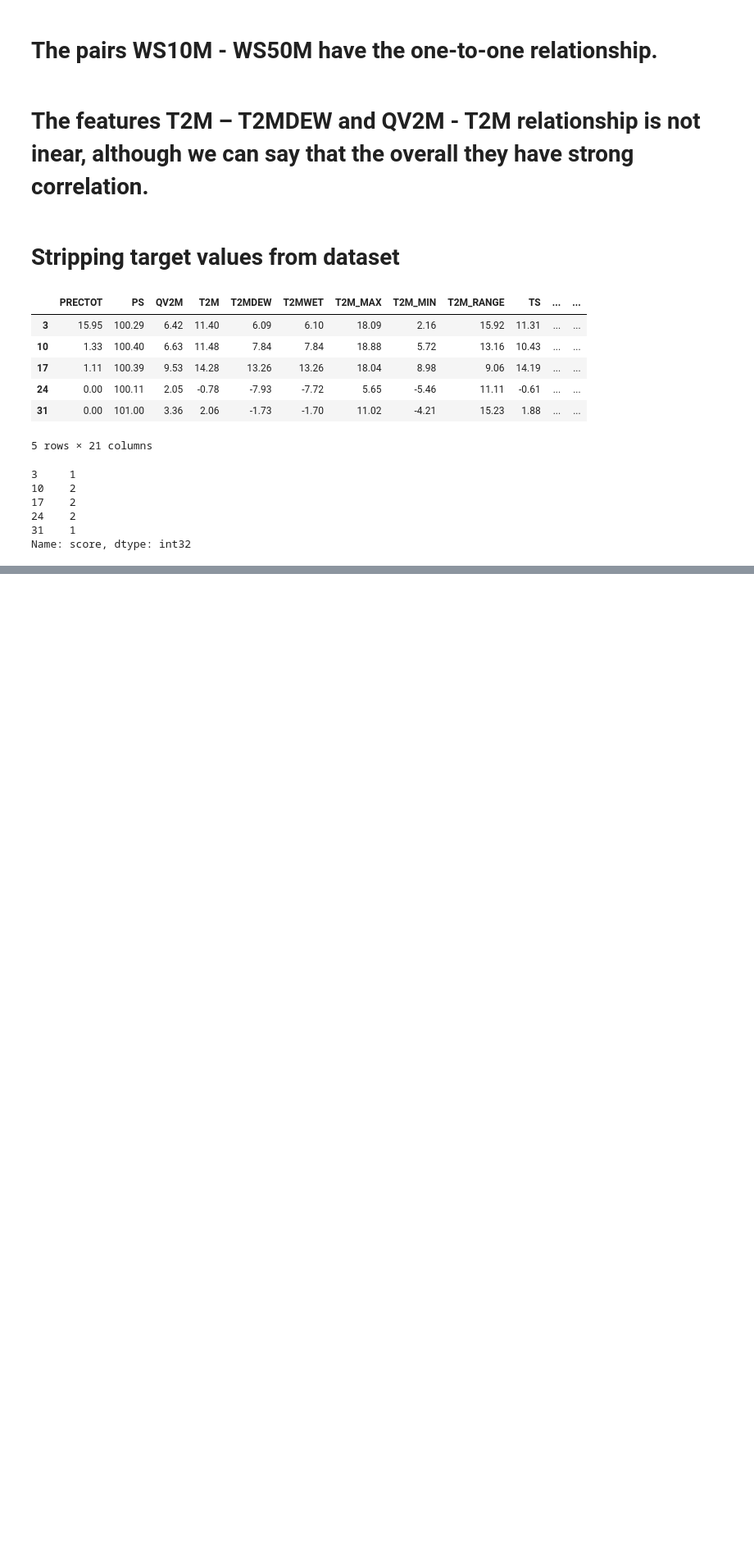
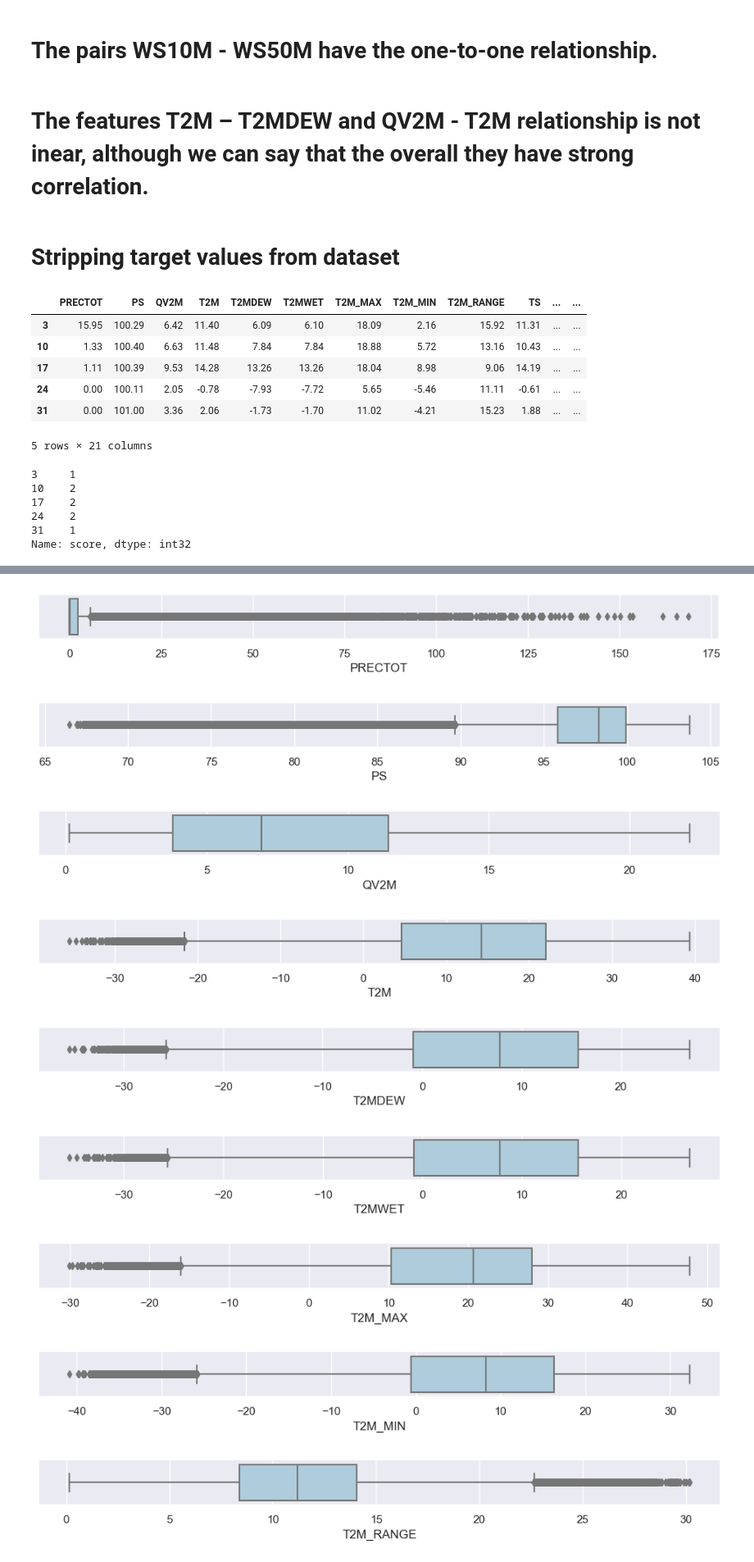
Before and after one commit to rajchoksi1997/CMPE257-Project, a Jupyter notebook: Main_Project.ipynb, the cells around one changed output, grey strips where cells are left out. Shown at 82% size. Saved outputs shown, nothing was run; the diff lists cells and outputs as text; code cells hidden in the pictures; blank space fills up the shorter version.

```diff
--- a/Main_Project.ipynb
+++ b/Main_Project.ipynb
@@ -529,0 +532,16 @@ Name: score, dtype: int32
+# %%
+dataSet=dataSet[['PRECTOT','PS','QV2M','T2M','T2MDEW','T2MWET','T2M_MAX','T2M_MIN','T2M_RANGE','TS','WS10M','WS10M_MAX','WS10M_MIN','WS10M_RANGE','WS50M'
+                                  ,'WS50M_MAX','WS50M_MIN','WS50M_RANGE']]
+for column in dataSet:
+        plt.figure(figsize=(12,0.8))
+        sns.boxplot(data=dataSet, x=column,palette="Paired")
+# %% [output]
+[figure, added]
+[figure, added]
+[figure, added]
+[figure, added]
+[figure, added]
+[figure, added]
+[figure, added]
+[figure, added]
+[figure, added]
```
Also changed, not shown: parts of 30 cells of this notebook.
